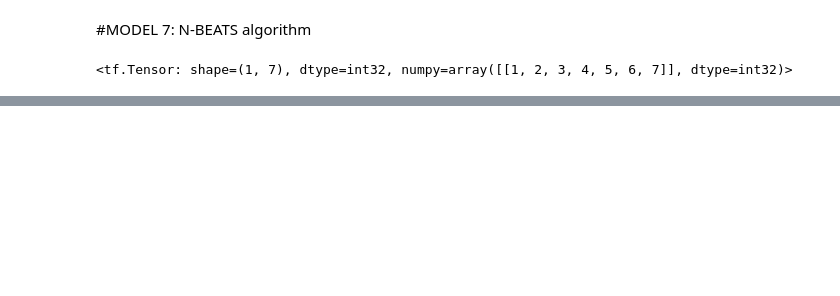
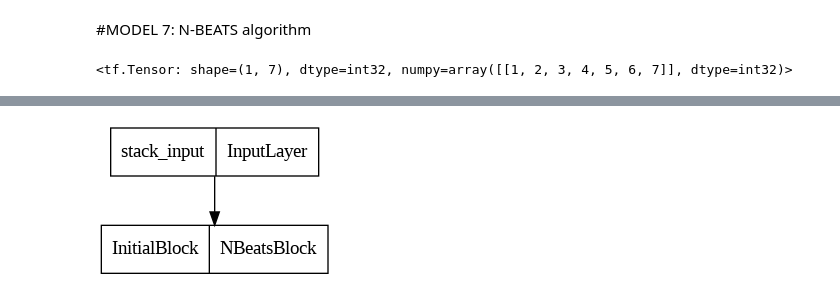
Before and after one commit to Elmir22/Data-science-ML-models-, a Jupyter notebook: 10_time_series_forecasting_in_tensorflow.ipynb, the cells around one changed output, grey strips where cells are left out. Drawn from its saved outputs; the diff is of its cells as text; code cells hidden in the pictures; blank space fills up the shorter version.

```diff
--- a/10_time_series_forecasting_in_tensorflow.ipynb
+++ b/10_time_series_forecasting_in_tensorflow.ipynb
@@ -944,0 +969,6 @@ dummy_inputs
+# %%
+# add windowed columns
+bitcoin_prices_nbeats = bitcoin_prices.copy()
+for i in range(WINDOW_SIZE):
+  bitcoin_prices_nbeats[f"Price+{i+1}"] = bitcoin_prices_nbeats["Price"].shift(periods=i+1)
+bitcoin_prices_nbeats.dropna().head()
@@ -944,0 +983,10 @@ dummy_inputs
+# %%
+#Make features and labels
+X = bitcoin_prices_nbeats.dropna().drop("Price", axis=1)
+y = bitcoin_prices_nbeats.dropna()["Price"]
+
+#Make split train and test
+split_size = int(len(X)*0.8)
+X_train, y_train = X[:split_size], y[:split_size]
+X_test, y_test = X[split_size:], y[split_size:]
+len(X_train), len(y_train), len(X_test), len(y_test)
@@ -944,0 +1017,11 @@ dummy_inputs
+# %%
+#values from N-BEATS paper figure 1 and Table 18/ Appendix D
+N_EPOCHS = 5000 #CALLED "iternations"
+N_NEURONS = 512 #CALLED "WIDTH" IN TABLE 18
+N_LAYERS = 4
+N_STACKS = 30
+
+INPUT_SIZE = WINDOW_SIZE * HORIZON #CALLED "LOOKBACK" IN TABLE 18
+THETA_SIZE = INPUT_SIZE + HORIZON
+
+INPUT_SIZE, THETA_SIZE
@@ -944,0 +1030,14 @@ dummy_inputs
+# %%
+#make tensors
+tensor_1 = tf.range(10) +10
+tensor_2 = tf.range(10)
+
+#subtract
+subtracted = layers.subtract([tensor_1, tensor_2])
+
+#ADD
+added = layers.add([tensor_1, tensor_2])
+
+print(f"input tensors: {tensor_1.numpy()} & {tensor_2.numpy()}")
+print(f"subtracted: {subtracted.numpy()}")
+print(f"added: {added.numpy()}")
@@ -944,0 +1114,5 @@ dummy_inputs
+# %%
+from tensorflow.keras.utils import plot_model
+plot_model(model_7)
+# %% [output]
+[figure, added]
```
Also changed, not shown: parts of 49 cells of this notebook.
